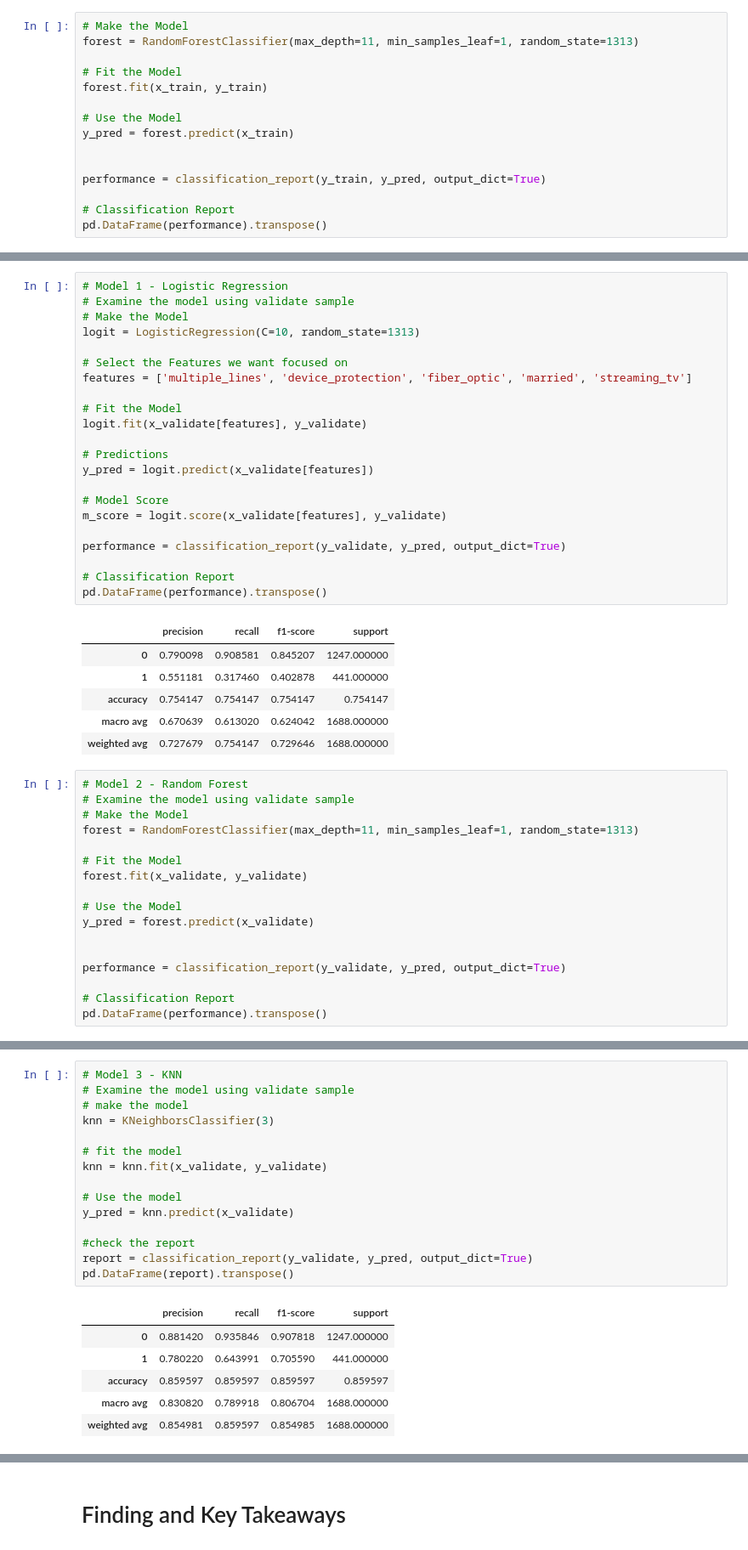
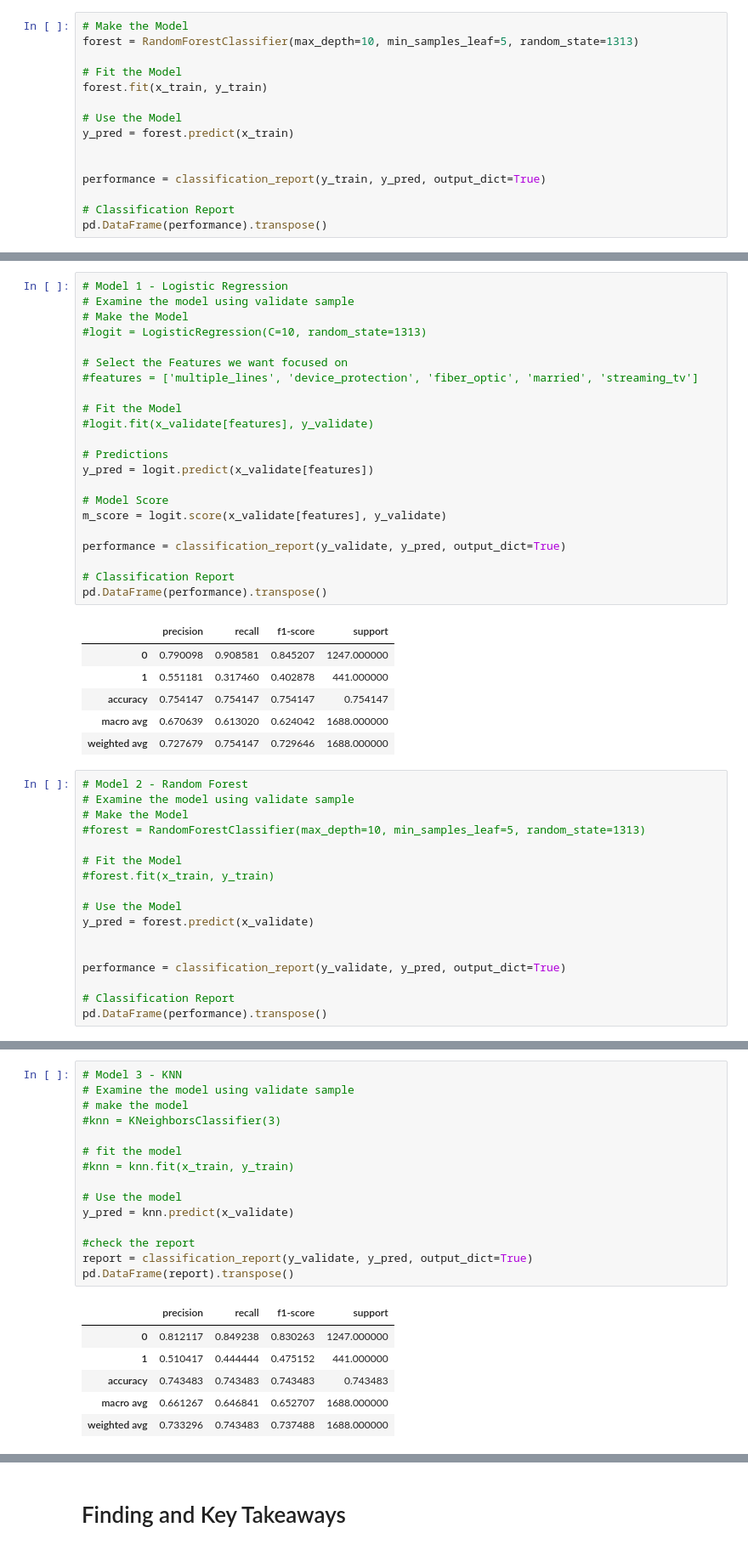
Before and after one commit to BraedenWright/classification-project, a Jupyter notebook: working_telco_report.ipynb, the cells around one changed output, grey strips where cells are left out. Shown at 85% size. Saved outputs shown, nothing was run; the diff lists cells and outputs as text.

```diff
--- a/working_telco_report.ipynb
+++ b/working_telco_report.ipynb
@@ -662,7 +666,7 @@ pd.DataFrame(performance).transpose()
 - Provides a good generalized model that
 # %%
 # Make the Model
-forest = RandomForestClassifier(max_depth=11, min_samples_leaf=1, random_state=1313)
+forest = RandomForestClassifier(max_depth=10, min_samples_leaf=5, random_state=1313)
 
 # Fit the Model
 forest.fit(x_train, y_train)
@@ -718,13 +722,13 @@ pd.DataFrame(report).transpose()
 # Model 1 - Logistic Regression
 # Examine the model using validate sample
 # Make the Model
-logit = LogisticRegression(C=10, random_state=1313)
+#logit = LogisticRegression(C=10, random_state=1313)
 
 # Select the Features we want focused on
-features = ['multiple_lines', 'device_protection', 'fiber_optic', 'married', 'streaming_tv']
+#features = ['multiple_lines', 'device_protection', 'fiber_optic', 'married', 'streaming_tv']
 
 # Fit the Model
-logit.fit(x_validate[features], y_validate)
+#logit.fit(x_validate[features], y_validate)
 
 # Predictions
 y_pred = logit.predict(x_validate[features])
@@ -747,10 +751,10 @@ pd.DataFrame(performance).transpose()
 # Model 2 - Random Forest
 # Examine the model using validate sample
 # Make the Model
-forest = RandomForestClassifier(max_depth=11, min_samples_leaf=1, random_state=1313)
+#forest = RandomForestClassifier(max_depth=10, min_samples_leaf=5, random_state=1313)
 
 # Fit the Model
-forest.fit(x_validate, y_validate)
+#forest.fit(x_train, y_train)
 
 # Use the Model
 y_pred = forest.predict(x_validate)
@@ -777,22 +781,22 @@ Though I was worried about the Model being over fit for the training sample, its
 # %%
 # Model 3 - KNN
 # Examine the model using validate sample
 # make the model
-knn = KNeighborsClassifier(3)
+#knn = KNeighborsClassifier(3)
 
 # fit the model
-knn = knn.fit(x_validate, y_validate)
+#knn = knn.fit(x_train, y_train)
 
 # Use the model
 y_pred = knn.predict(x_validate)
 
 #check the report
 report = classification_report(y_validate, y_pred, output_dict=True)
 pd.DataFrame(report).transpose()
 # %% [output]
 |  | precision | recall | f1-score | support |
-| 0 | 0.881420 | 0.935846 | 0.907818 | 1247.000000 |
-| 1 | 0.780220 | 0.643991 | 0.705590 | 441.000000 |
-| accuracy | 0.859597 | 0.859597 | 0.859597 | 0.859597 |
-| macro avg | 0.830820 | 0.789918 | 0.806704 | 1688.000000 |
-| weighted avg | 0.854981 | 0.859597 | 0.854985 | 1688.000000 |
+| 0 | 0.812117 | 0.849238 | 0.830263 | 1247.000000 |
+| 1 | 0.510417 | 0.444444 | 0.475152 | 441.000000 |
+| accuracy | 0.743483 | 0.743483 | 0.743483 | 0.743483 |
+| macro avg | 0.661267 | 0.646841 | 0.652707 | 1688.000000 |
+| weighted avg | 0.733296 | 0.743483 | 0.737488 | 1688.000000 |
```
Also changed, not shown: parts of 33 cells of this notebook.
